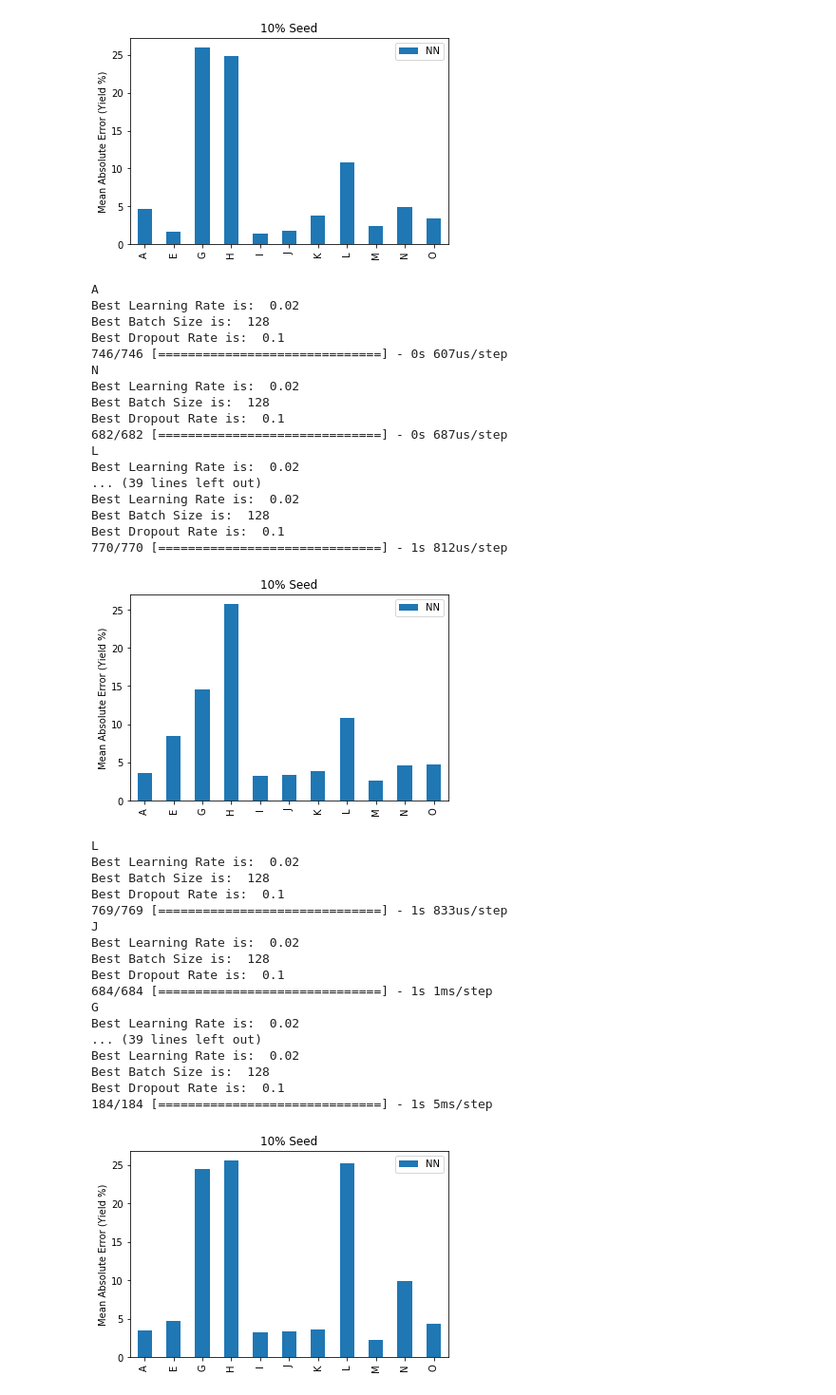
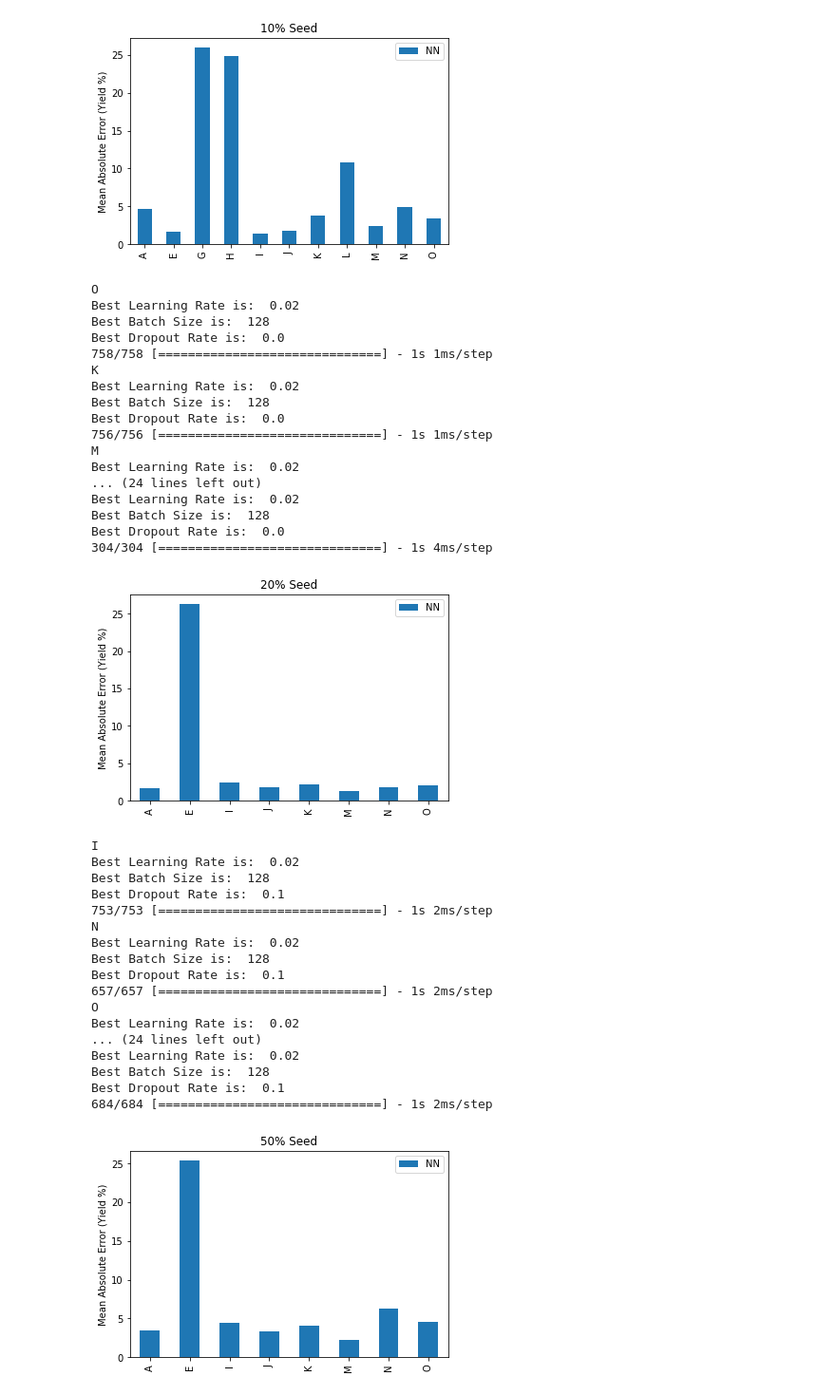
Before and after one commit to edwardwang1/HemicelluloseThesis, a Jupyter notebook: SeedingNN.ipynb, the cells around one changed output. Shown: that part at 95% size. Cells and saved outputs as stored; diff of their text form; code cells hidden in the pictures.

```diff
--- a/SeedingNN.ipynb
+++ b/SeedingNN.ipynb
@@ -249,7 +249,7 @@ shuffle(papers)
 papersWithLessThanXPoints = []
 for paper in papers:
     dataFromPaper = data[data['ID'] == paper]
-    if len(dataFromPaper.index) < 10:
+    if len(dataFromPaper.index) < 20:
         papersWithLessThanXPoints.append(paper)
 papers = [x for x in papers if x not in papersWithLessThanXPoints]
 
@@ -364,30 +364,30 @@ error_Frame = error_Frame.sort_index()
 
 
 error_Frame.plot(kind='bar', stacked=False)
-error_Frame.to_csv("10SeedCrossValidNN0.csv")
+error_Frame.to_csv("20SeedCrossValidNN0.csv")
 
 plt.ylabel('Mean Absolute Error (Yield %)')
-plt.title("10% Seed")
+plt.title("20% Seed")
 plt.savefig("20SeedCrossValidNN0", dpi=600, bbox_inches='tight')
 # %% [output]
-A
+O
 Best Learning Rate is:  0.02
 Best Batch Size is:  128
-Best Dropout Rate is:  0.1
-746/746 [==============================] - 0s 607us/step
-N
+Best Dropout Rate is:  0.0
+758/758 [==============================] - 1s 1ms/step
+K
 Best Learning Rate is:  0.02
 Best Batch Size is:  128
-Best Dropout Rate is:  0.1
-682/682 [==============================] - 0s 687us/step
-L
+Best Dropout Rate is:  0.0
+756/756 [==============================] - 1s 1ms/step
+M
 Best Learning Rate is:  0.02
-... (39 lines left out)
+... (24 lines left out)
 Best Learning Rate is:  0.02
 Best Batch Size is:  128
-Best Dropout Rate is:  0.1
-770/770 [==============================] - 1s 812us/step
+Best Dropout Rate is:  0.0
+304/304 [==============================] - 1s 4ms/step
-[figure, old version]
+[figure, new version]
 # %%
 data = pd.read_csv("data.csv")
 data = data.sample(frac=1).reset_index(drop=True)
@@ -408,7 +408,7 @@ shuffle(papers)
 papersWithLessThanXPoints = []
 for paper in papers:
     dataFromPaper = data[data['ID'] == paper]
-    if len(dataFromPaper.index) < 10:
+    if len(dataFromPaper.index) < 20:
         papersWithLessThanXPoints.append(paper)
 papers = [x for x in papers if x not in papersWithLessThanXPoints]
 
@@ -510,40 +510,40 @@ for paper in papers:
 
     row = [[paper, mseNN]]
     tempDf = pd.DataFrame(row, columns=['ID', 'NN'])
     error_Frame = pd.concat([error_Frame, tempDf], ignore_index=True)
     error_Frame.index = error_Frame['ID'].values
     error_Frame = error_Frame.sort_index()
     error_Frame.to_csv("50SeedCrossValidNN.csv")
 
 
 
 error_Frame.reset_index()
 error_Frame.index = error_Frame['ID'].values
 error_Frame = error_Frame.sort_index()
 
 
 error_Frame.plot(kind='bar', stacked=False)
-error_Frame.to_csv("10SeedCrossValidNN.csv")
+error_Frame.to_csv("50SeedCrossValidNN.csv")
 
 plt.ylabel('Mean Absolute Error (Yield %)')
-plt.title("10% Seed")
+plt.title("50% Seed")
 plt.savefig("50SeedCrossValidNN", dpi=600, bbox_inches='tight')
 # %% [output]
-L
+I
 Best Learning Rate is:  0.02
 Best Batch Size is:  128
 Best Dropout Rate is:  0.1
-769/769 [==============================] - 1s 833us/step
-J
+753/753 [==============================] - 1s 2ms/step
+N
 Best Learning Rate is:  0.02
 Best Batch Size is:  128
 Best Dropout Rate is:  0.1
-684/684 [==============================] - 1s 1ms/step
-G
+657/657 [==============================] - 1s 2ms/step
+O
 Best Learning Rate is:  0.02
-... (39 lines left out)
+... (24 lines left out)
 Best Learning Rate is:  0.02
 Best Batch Size is:  128
 Best Dropout Rate is:  0.1
-184/184 [==============================] - 1s 5ms/step
+684/684 [==============================] - 1s 2ms/step
-[figure, old version]
+[figure, new version]
```
Also changed, not shown: parts of 2 cells of this notebook, 4 other files.
